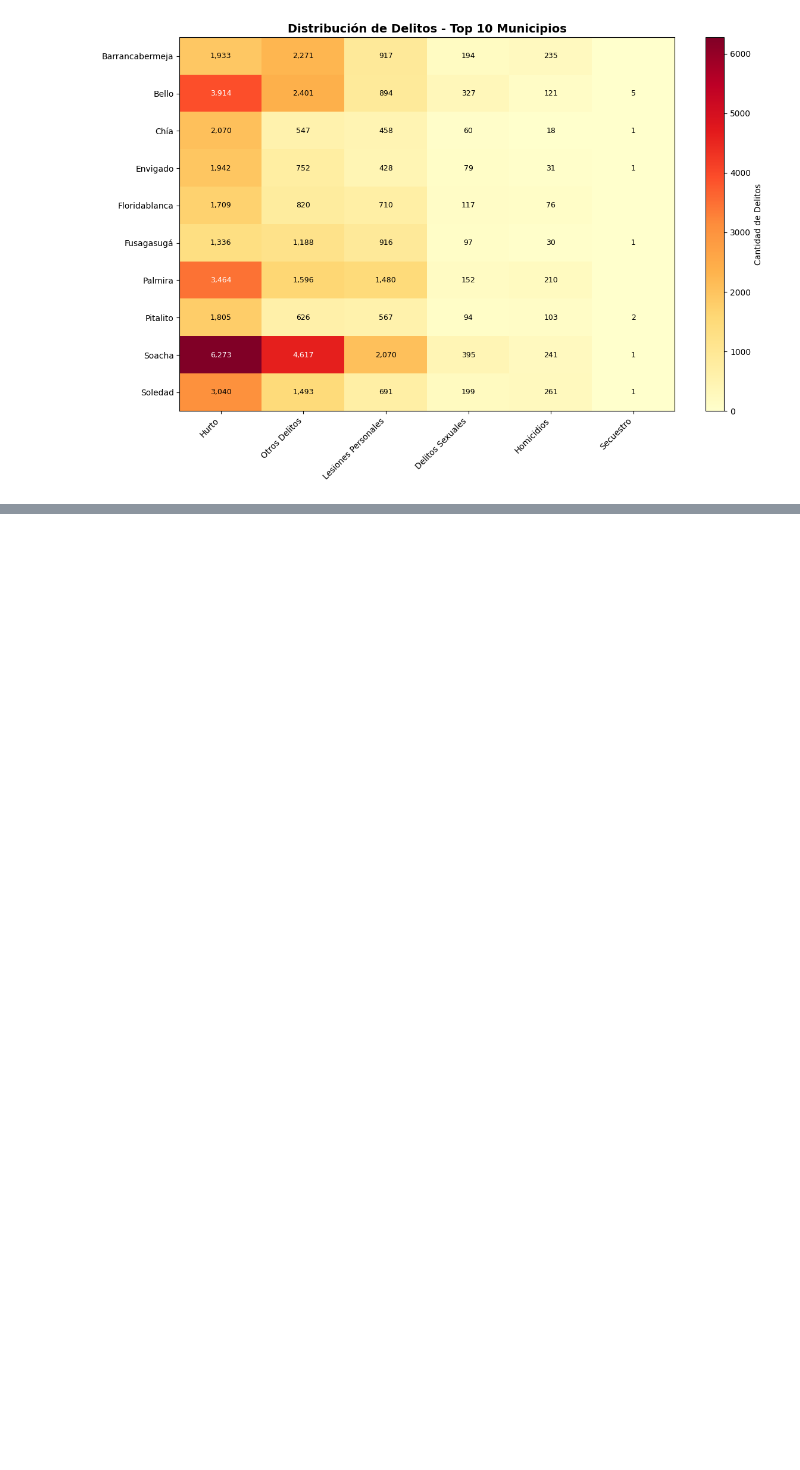
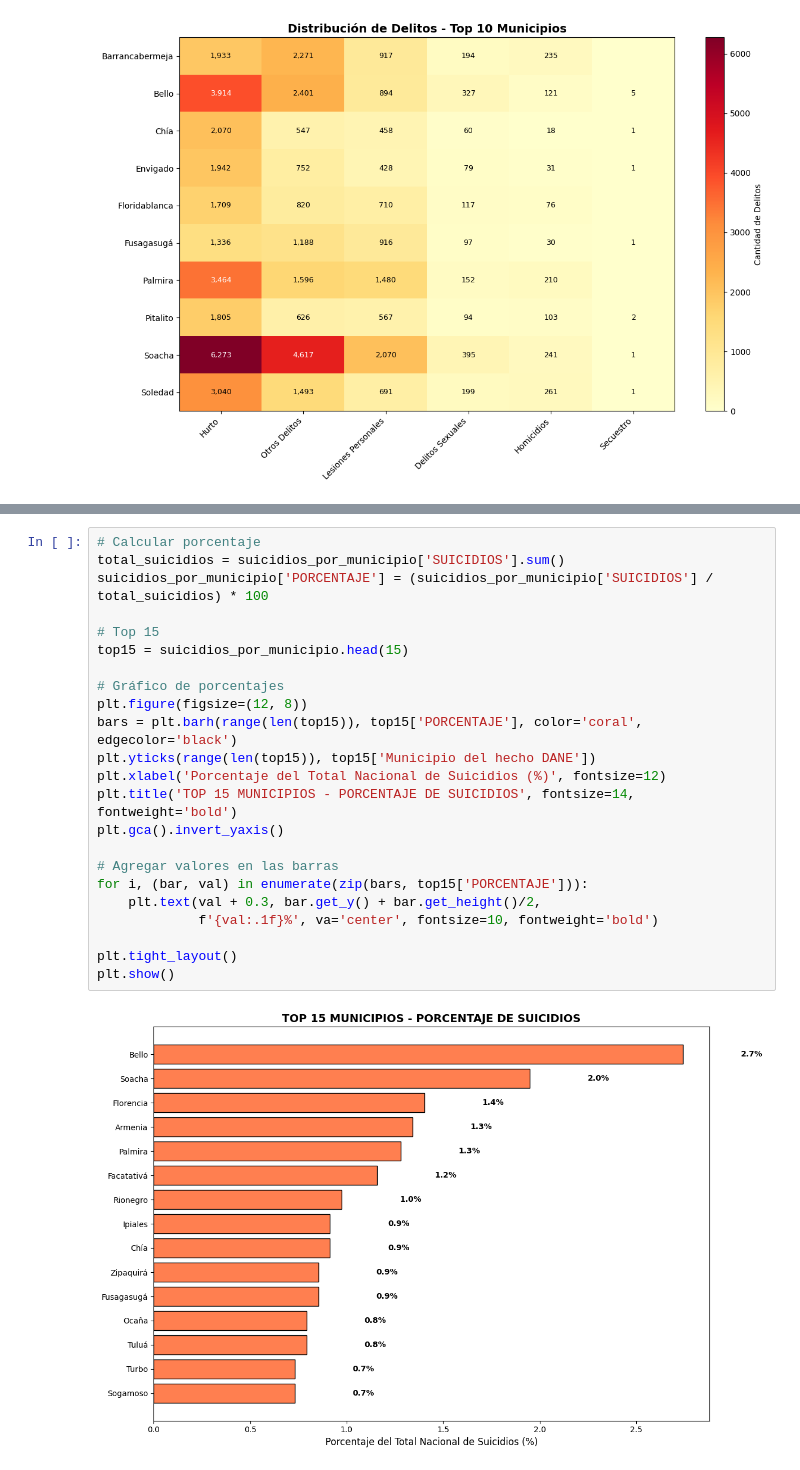
Before and after one commit to majo581/TALLERES, a Jupyter notebook: trabajo_de_econometria.ipynb, the cells around one changed output, grey strips where cells are left out. Saved outputs shown, nothing was run; the diff lists cells and outputs as text; blank space fills up the shorter version.

```diff
--- a/trabajo_de_econometria.ipynb
+++ b/trabajo_de_econometria.ipynb
@@ -627,0 +718,25 @@ plt.show()
+# %%
+# Calcular porcentaje
+total_suicidios = suicidios_por_municipio['SUICIDIOS'].sum()
+suicidios_por_municipio['PORCENTAJE'] = (suicidios_por_municipio['SUICIDIOS'] / total_suicidios) * 100
+
+# Top 15
+top15 = suicidios_por_municipio.head(15)
+
+# Gráfico de porcentajes
+plt.figure(figsize=(12, 8))
+bars = plt.barh(range(len(top15)), top15['PORCENTAJE'], color='coral', edgecolor='black')
+plt.yticks(range(len(top15)), top15['Municipio del hecho DANE'])
+plt.xlabel('Porcentaje del Total Nacional de Suicidios (%)', fontsize=12)
+plt.title('TOP 15 MUNICIPIOS - PORCENTAJE DE SUICIDIOS', fontsize=14, fontweight='bold')
+plt.gca().invert_yaxis()
+
+# Agregar valores en las barras
+for i, (bar, val) in enumerate(zip(bars, top15['PORCENTAJE'])):
+    plt.text(val + 0.3, bar.get_y() + bar.get_height()/2,
+             f'{val:.1f}%', va='center', fontsize=10, fontweight='bold')
+
+plt.tight_layout()
+plt.show()
+# %% [output]
+[figure, added]
```
Also changed, not shown: parts of 57 cells of this notebook.
